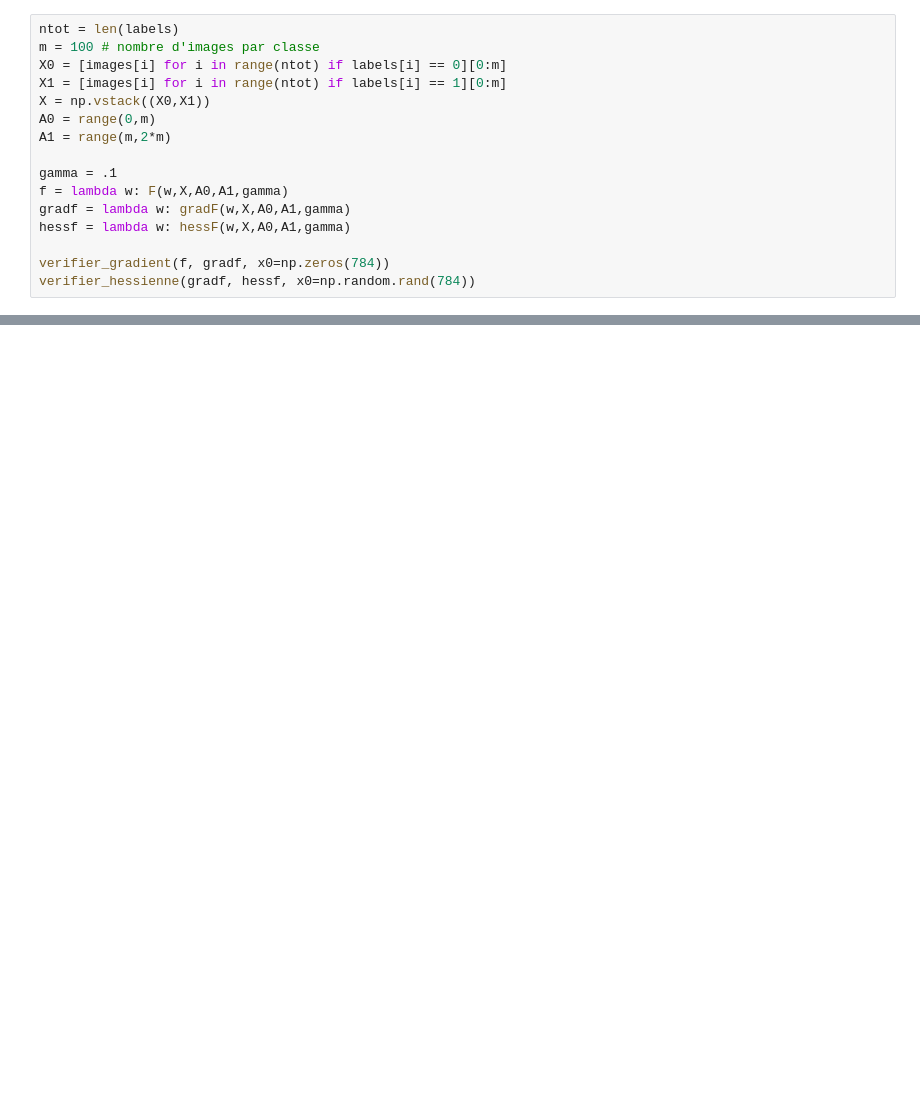
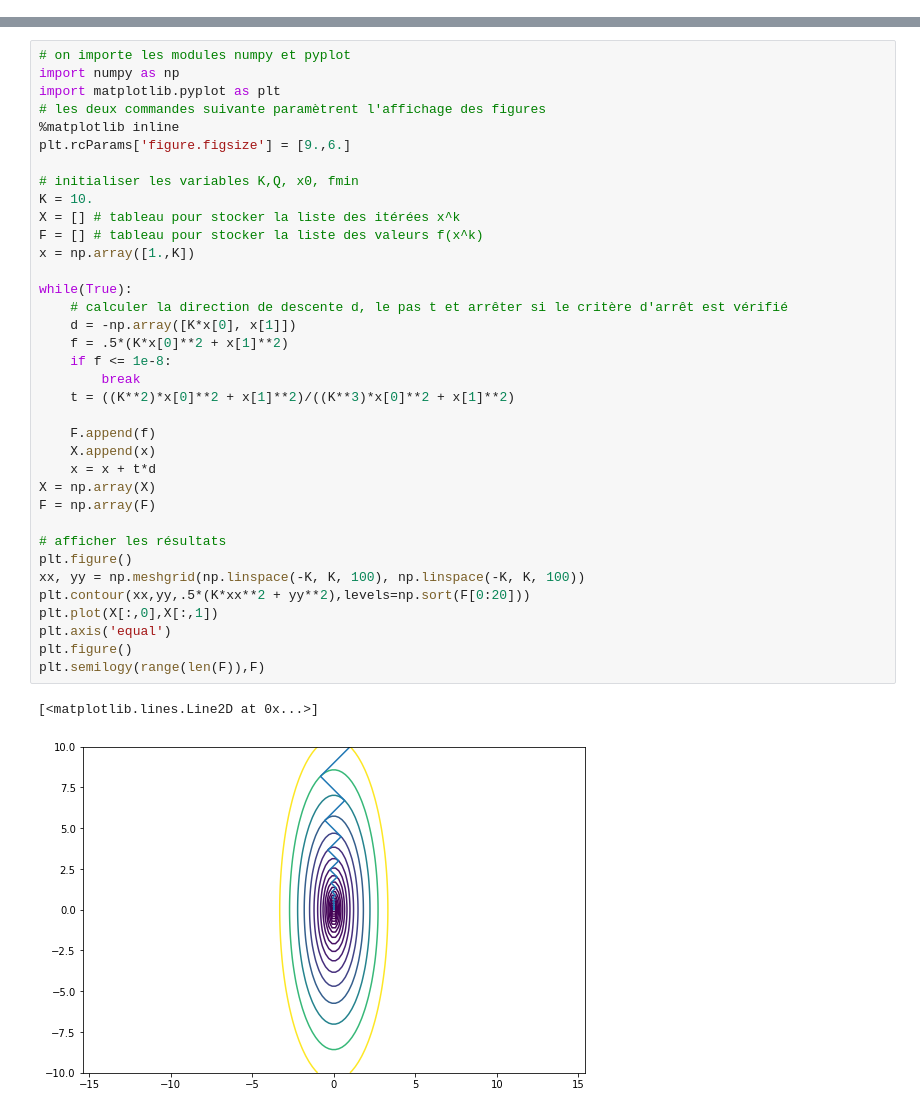
Before and after one commit to LucaNenna/Optimisation_M1, a Jupyter notebook: tp1-correction.ipynb, the cells around one changed output, grey strips where cells are left out. Drawn from its saved outputs; the diff is of its cells as text; blank space fills up the shorter version.

```diff
--- a/tp1-correction.ipynb
+++ b/tp1-correction.ipynb
@@ -423,16 +0,0 @@ print(labels[i])
-# %%
-ntot = len(labels)
-m = 100 # nombre d'images par classe
-X0 = [images[i] for i in range(ntot) if labels[i] == 0][0:m]
-X1 = [images[i] for i in range(ntot) if labels[i] == 1][0:m]
-X = np.vstack((X0,X1))
-A0 = range(0,m)
-A1 = range(m,2*m)
-
-gamma = .1
-f = lambda w: F(w,X,A0,A1,gamma)
-gradf = lambda w: gradF(w,X,A0,A1,gamma)
-hessf = lambda w: hessF(w,X,A0,A1,gamma)
-
-verifier_gradient(f, gradf, x0=np.zeros(784))
-verifier_hessienne(gradf, hessf, x0=np.random.rand(784))
@@ -531,0 +99,39 @@ pourcentage de cas ou le chiffre 0 est correctement reconnu: 98.6%
+# %%
+# on importe les modules numpy et pyplot
+import numpy as np
+import matplotlib.pyplot as plt
+# les deux commandes suivante paramètrent l'affichage des figures
+%matplotlib inline
+plt.rcParams['figure.figsize'] = [9.,6.]
+
+# initialiser les variables K,Q, x0, fmin
+K = 10.
+X = [] # tableau pour stocker la liste des itérées x^k
+F = [] # tableau pour stocker la liste des valeurs f(x^k)
+x = np.array([1.,K])
+
+while(True):
+    # calculer la direction de descente d, le pas t et arrêter si le critère d'arrêt est vérifié
+    d = -np.array([K*x[0], x[1]])
+    f = .5*(K*x[0]**2 + x[1]**2)
+    if f <= 1e-8:
+        break
+    t = ((K**2)*x[0]**2 + x[1]**2)/((K**3)*x[0]**2 + x[1]**2)
+
+    F.append(f)
+    X.append(x)
+    x = x + t*d
+X = np.array(X)
+F = np.array(F)
+
+# afficher les résultats
+plt.figure()
+xx, yy = np.meshgrid(np.linspace(-K, K, 100), np.linspace(-K, K, 100))
+plt.contour(xx,yy,.5*(K*xx**2 + yy**2),levels=np.sort(F[0:20]))
+plt.plot(X[:,0],X[:,1])
+plt.axis('equal')
+plt.figure()
+plt.semilogy(range(len(F)),F)
+# %% [output]
+[<matplotlib.lines.Line2D at 0x...>]
+[figure, added]
```
Also changed, not shown: parts of 48 cells of this notebook, 1 other file.
